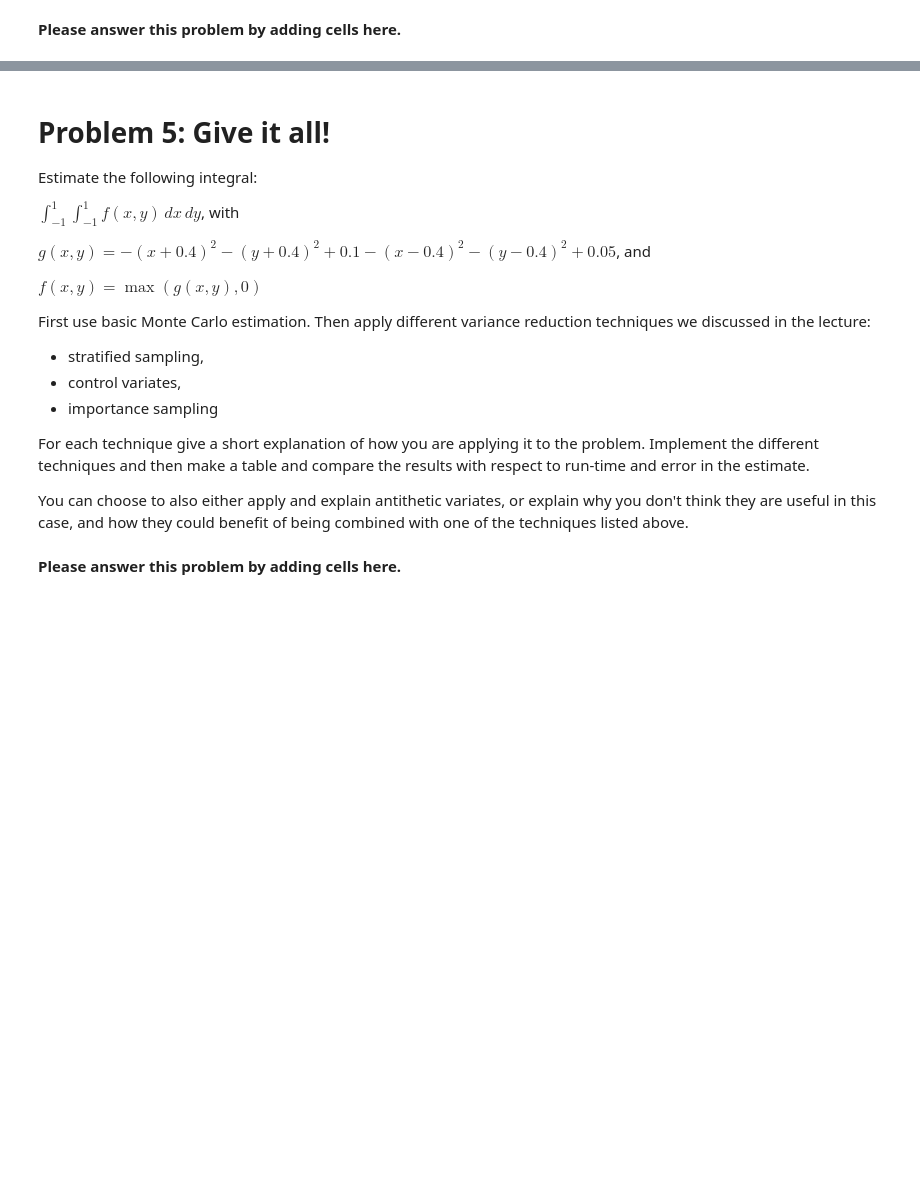
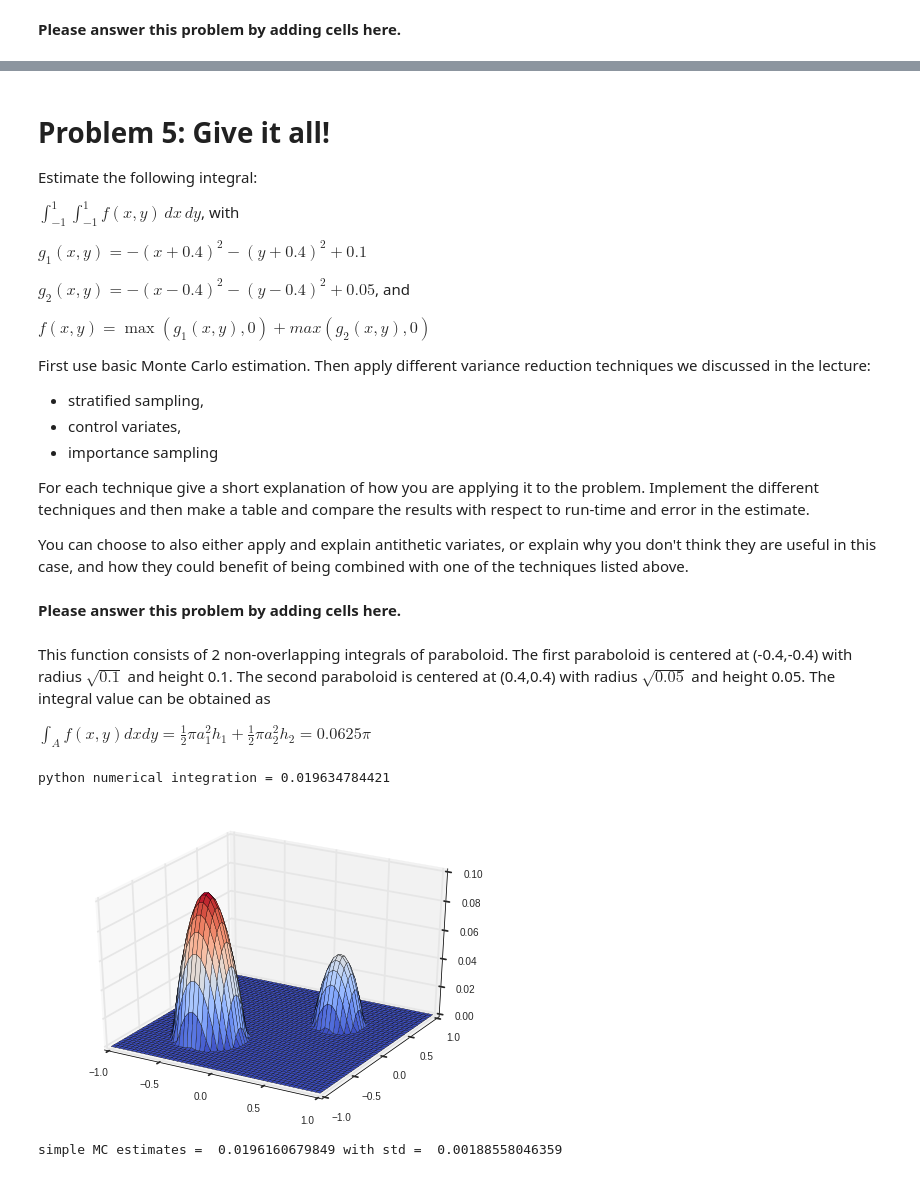
Before and after one commit to kevinchen1000/2016, a Jupyter notebook: Homework/AM207_yufengkevinchen_HW1.ipynb, the cells around one changed output, grey strips where cells are left out. Drawn from its saved outputs; the diff is of its cells as text; code cells hidden in the pictures; blank space fills up the shorter version.

```diff
--- a/Homework/AM207_yufengkevinchen_HW1.ipynb
+++ b/Homework/AM207_yufengkevinchen_HW1.ipynb
@@ -481,9 +481,11 @@ Estimate the following integral:
 
 $ \int_{-1}^{1} \int_{-1}^{1}  f(x,y) \,dx \,dy$, with
 
-$ g(x,y) = -(x+0.4)^2 - (y+0.4)^2 + 0.1 - (x-0.4)^2 - (y-0.4)^2 + 0.05$, and
+$ g_1(x,y) = -(x+0.4)^2 - (y+0.4)^2 + 0.1 $
 
-$ f(x,y) = \max(g(x,y), 0)$
+$ g_2(x,y) = -(x-0.4)^2 - (y-0.4)^2 + 0.05$, and
+
+$ f(x,y) = \max(g_1(x,y), 0) + max(g_2(x,y),0)$
 
 
 First use basic Monte Carlo estimation. Then apply different variance reduction techniques we discussed in the lecture:
@@ -496,3 +498,69 @@ For each technique give a short explanation of how you are applying it to the pr
 You can choose to also either apply and explain antithetic variates, or explain why you don't think they are useful in this case, and how they could benefit of being combined with one of the techniques listed above.
 # %% [markdown]
 **Please answer this problem by adding cells here.**
+# %% [markdown]
+This function consists of 2 non-overlapping integrals of paraboloid. The first paraboloid is centered at (-0.4,-0.4) with radius $\sqrt{0.1}$ and height 0.1. The second paraboloid is centered at (0.4,0.4) with radius $\sqrt{0.05}$ and height 0.05. The integral value can be obtained as
+
+$\int_{A}f(x,y)dxdy = \frac{1}{2}\pi a_1^2 h_1 + \frac{1}{2}\pi a_2^2 h_2 = 0.0625\pi $
+# %%
+#solve using python's default method
+
+#define the function f(x)
+def f(x,y):
+    g1 = -(x+0.4)**2 - (y+0.4)**2 + 0.1
+    g2 = -(x-0.4)**2 - (y-0.4)**2 + 0.05
+    return np.maximum(g1,np.zeros(x.shape,dtype = 'float')) + np.maximum(g2,np.zeros(x.shape,dtype = 'float'))
+
+def f_scalar(x,y):
+    g1 = -(x+0.4)**2 - (y+0.4)**2 + 0.1
+    g2 = -(x-0.4)**2 - (y-0.4)**2 + 0.05
+    return max(g1,0) + max(g2,0)
+
+if __name__ == '__main__':
+    #visualize the function
+    fig = plt.figure()
+    ax = fig.add_subplot(111,projection = '3d')
+    x = np.linspace(-1,1,50)
+    y = np.linspace(-1,1,50)
+    xv,yv = np.meshgrid(x,y)
+    zv = f(xv,yv)
+    ax.plot_surface(xv,yv,zv,rstride = 1, cstride = 1, cmap = matplotlib.cm.coolwarm)
+
+    #use python package dblquad for integration
+    python_sol = integrate.dblquad(lambda x,y: f_scalar(x,y),-1,1, lambda y: -1, lambda y: 1)
+    print "python numerical integration =", python_sol[0]
+# %% [output]
+python numerical integration = 0.019634784421
+[figure, added]
+# %%
+#solve by basic MC
+#simple MC integration
+def estimate_dblint_MC(function_to_integrate, lx, ux , ly, uy, number_of_samples, number_of_tries):
+
+    #initialize solution vector
+    results = np.zeros(number_of_tries,dtype='float')
+
+    for i in xrange(number_of_tries):
+        #generate random samples
+        X = np.random.uniform(low = lx, high = ux, size = number_of_samples)
+        Y = np.random.uniform(low = ly, high = uy, size = number_of_samples)
+        xv,yv = np.meshgrid(X,Y)
+        #compute f(X)
+        Z = function_to_integrate(xv,yv)
+
+        #estimate value of the integral
+        results[i] = (ux - lx) * (uy - ly) * np.sum(Z)/float(number_of_samples**2)
+
+    mean_value = np.mean(results)
+    std_value = np.std(results)
+
+    #return solution
+    return mean_value, std_value
+
+if __name__ == '__main__':
+    num_samples = 500;
+    num_tries = 100;
+    simple_mc_val, simple_mc_result = estimate_dblint_MC(f,-1,1,-1,1,num_samples,num_tries)
+    print "simple MC estimates = ", simple_mc_val, "with std = ", simple_mc_result
+# %% [output]
+simple MC estimates =  0.0196160679849 with std =  0.00188558046359
```
Also changed, not shown: parts of 6 cells of this notebook.
